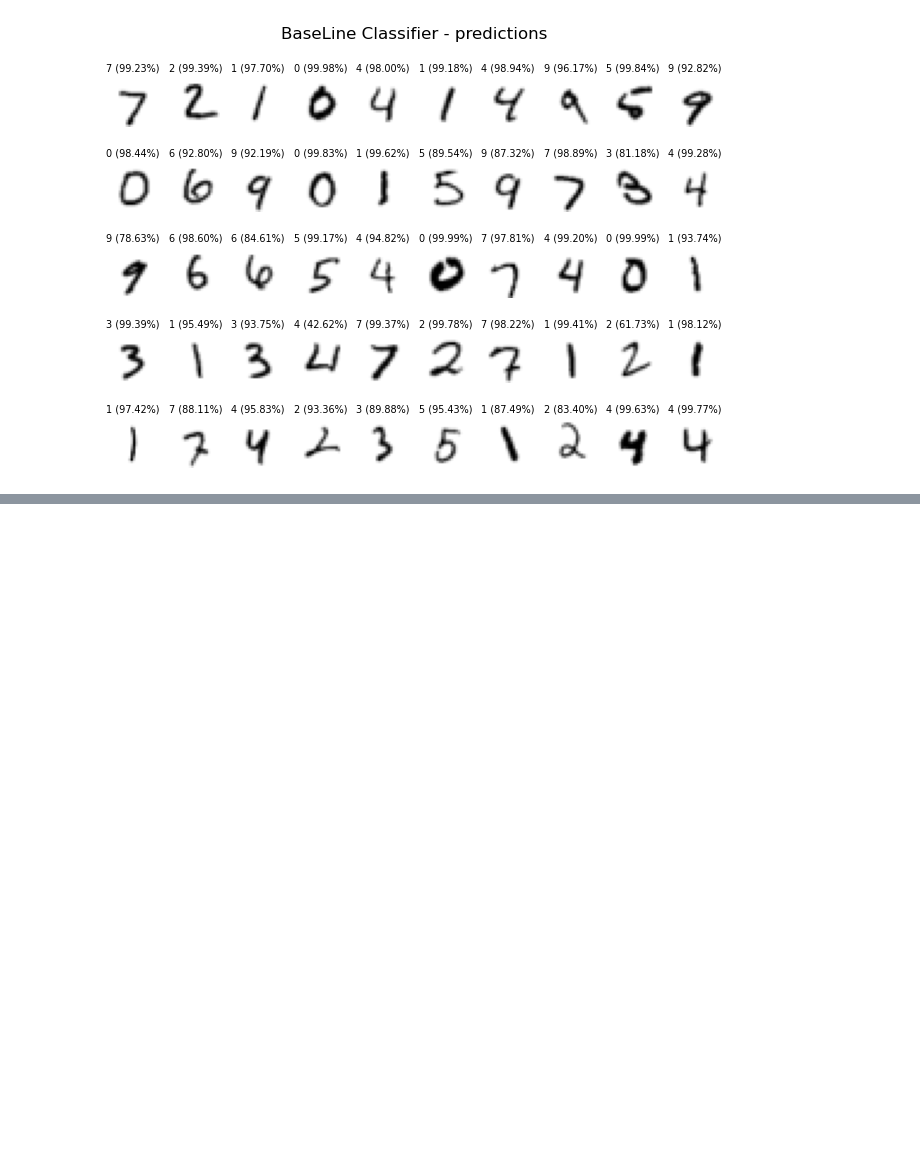
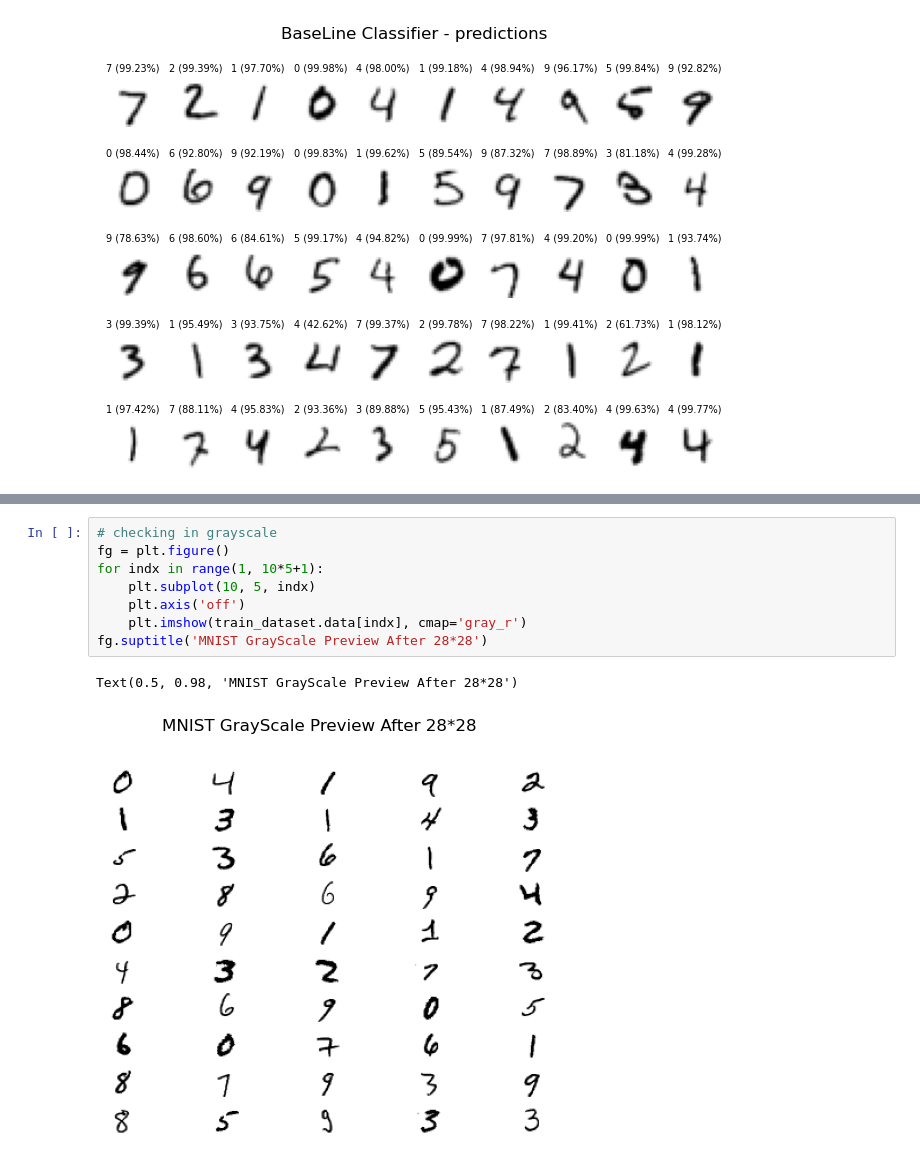
Before and after one commit to Purbayan2014/Models-DLL, a Jupyter notebook: LeNet.ipynb, the cells around one changed output, grey strips where cells are left out. Saved outputs shown, nothing was run; the diff lists cells and outputs as text; blank space fills up the shorter version.

```diff
--- a/LeNet.ipynb
+++ b/LeNet.ipynb
@@ -317,0 +437,11 @@ plt.show()
+# %%
+# checking in grayscale
+fg = plt.figure()
+for indx in range(1, 10*5+1):
+    plt.subplot(10, 5, indx)
+    plt.axis('off')
+    plt.imshow(train_dataset.data[indx], cmap='gray_r')
+fg.suptitle('MNIST GrayScale Preview After 28*28')
+# %% [output]
+Text(0.5, 0.98, 'MNIST GrayScale Preview After 28*28')
+[figure, added]
```
Also changed, not shown: parts of 15 cells of this notebook.
